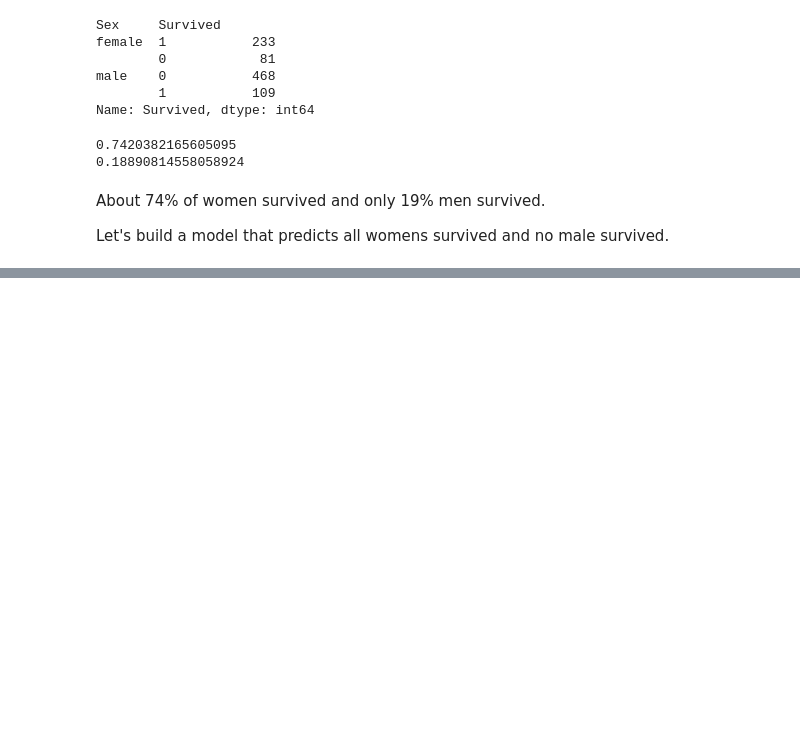
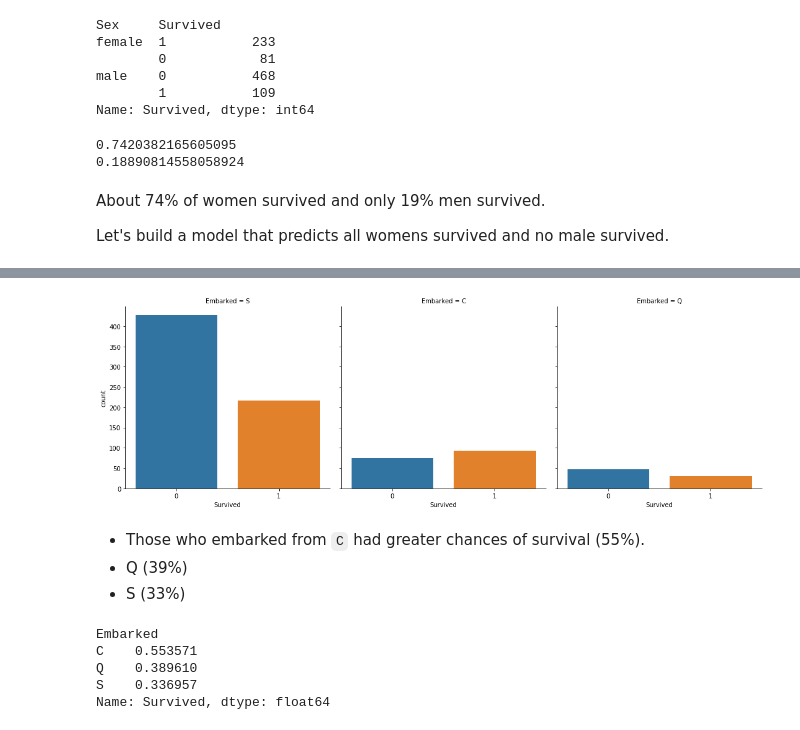
Before and after one commit to ShreyasJothish/datasciencestudygroup, a Jupyter notebook: MahendraBishnoi/08_titanic_eda_modelling.ipynb, the cells around one changed output, grey strips where cells are left out. Drawn from its saved outputs; the diff is of its cells as text; code cells hidden in the pictures; blank space fills up the shorter version.

```diff
--- a/MahendraBishnoi/08_titanic_eda_modelling.ipynb
+++ b/MahendraBishnoi/08_titanic_eda_modelling.ipynb
@@ -158,0 +191,4 @@ out.to_csv('all_women_survived.csv', index=False)
+# %%
+sns.catplot(x="Survived", col="Embarked", kind="count", data=df_train);
+# %% [output]
+[figure, added]
@@ -158,0 +197,12 @@ out.to_csv('all_women_survived.csv', index=False)
+# %% [markdown]
+- Those who embarked from `C` had greater chances of survival (55%).
+- Q (39%)
+- S (33%)
+# %%
+print(df_train.groupby("Embarked").Survived.sum() / df_train.groupby("Embarked").Survived.count())
+# %% [output]
+Embarked
+C    0.553571
+Q    0.389610
+S    0.336957
+Name: Survived, dtype: float64
```
Also changed, not shown: parts of 37 cells of this notebook.
